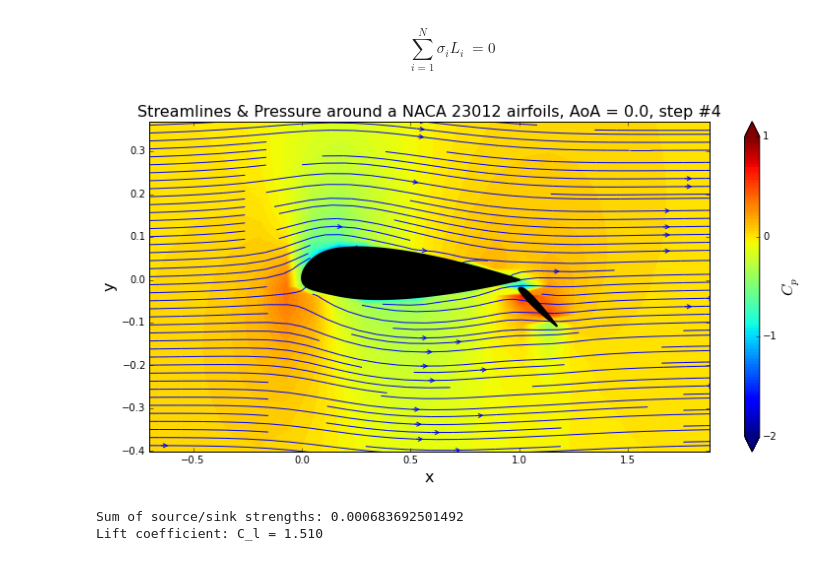
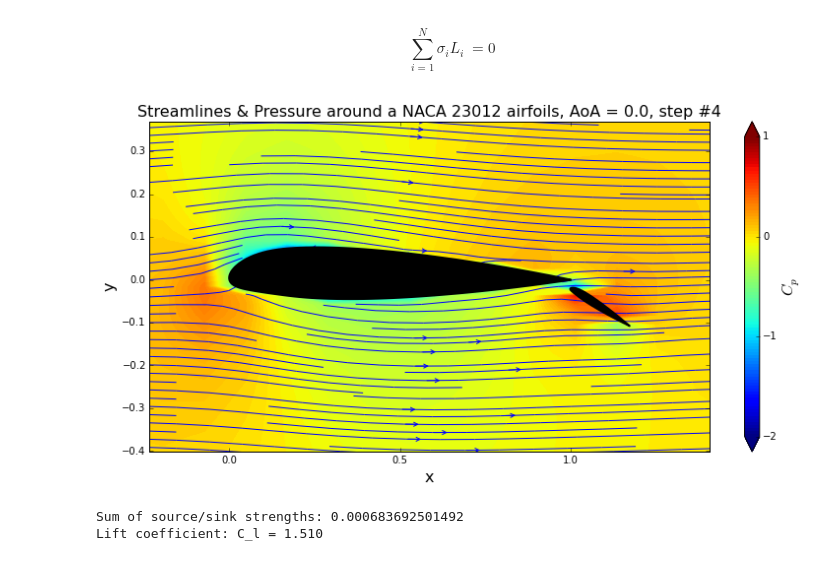
Before and after one commit to barbagroup/AeroPython-studentprojects2015, a Jupyter notebook: cparvini/FowlerFlap.ipynb, the cells around one changed output. Drawn from its saved outputs; the diff is of its cells as text; code cells hidden in the pictures.

Commit message:
Minor Edits
A couple grammatical edits and the scales of one plot.

```diff
--- a/cparvini/FowlerFlap.ipynb
+++ b/cparvini/FowlerFlap.ipynb
@@ -552,32 +552,32 @@ This is all looking great so far! We've got an iterating panel method that can r
 # %% [markdown]
 $$\sum_{i=1}^{N} \sigma_{i} L_{i} ~= 0 $$
 # %%
-val_x, val_y = 0.6, 1.6
+val_x, val_y = 0.2, 1.6
 x_min, x_max = numpy.min( [panel.xa for panel in panels[view,:]] ), numpy.max( [panel.xa for panel in panels[view,:]] )
 y_min, y_max = numpy.min( [panel.ya for panel in panels[view,:]] ), numpy.max( [panel.ya for panel in panels[view,:]] )
 x_start, x_end = x_min-val_x*(x_max-x_min), x_max+val_x*(x_max-x_min)
 y_start, y_end = y_min-val_y*(y_max-y_min), y_max+val_y*(y_max-y_min)
 
 fig = pyplot.figure(figsize=(12.75, 6))
 pyplot.xlabel('x', fontsize=16)
 pyplot.ylabel('y', fontsize=16)
 pyplot.xlim(x_start, x_end)
 pyplot.ylim(y_start, y_end)
 pyplot.title('Streamlines & Pressure around a NACA 23012 airfoils, AoA = %.1f, step #%d' % (alpha, len(panel_main)), fontsize=16)
 contf = pyplot.contourf(X, Y, cp[view,:,:], levels=numpy.linspace(-2.0, 1.0, 100), extend='both')
 cbar = pyplot.colorbar(contf)
 cbar.set_label('$C_p$', fontsize=16)
 cbar.set_ticks([-2.0, -1.0, 0.0, 1.0])
 
 pyplot.streamplot(X, Y, u[view,:,:], v[view,:,:], density=2, linewidth=1, arrowsize=1, arrowstyle='->')
 pyplot.fill([panel.xc for panel in panel_main[view]],
          [panel.yc for panel in panel_main[view]],
          color='k', linestyle='solid', linewidth=2, zorder=2)
 pyplot.fill([panel.xc for panel in panel_flap[view]],
          [panel.yc for panel in panel_flap[view]],
          color='k', linestyle='solid', linewidth=2, zorder=2);
 # %% [output]
-[figure, old version]
+[figure, new version]
 # %%
 # Empty the variables
 accuracy[:] = 0.0
```
Also changed, not shown: parts of 4 cells of this notebook.
